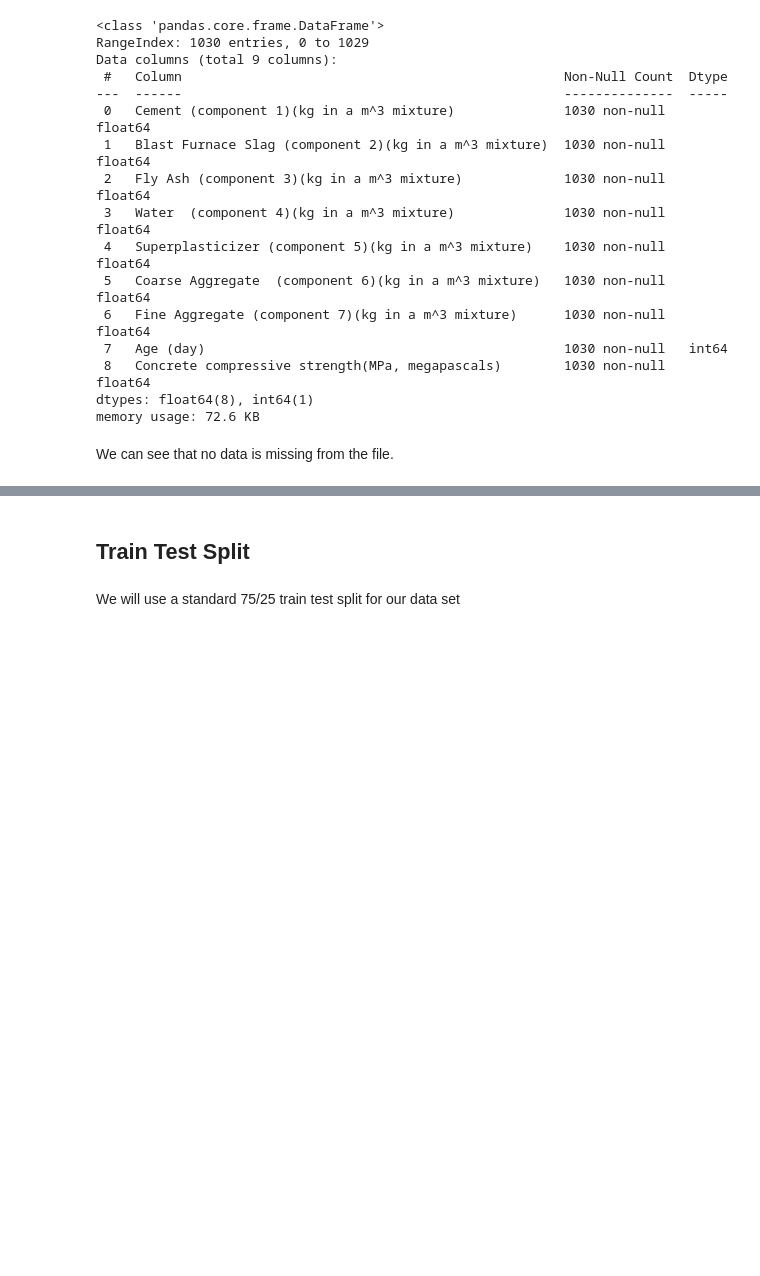
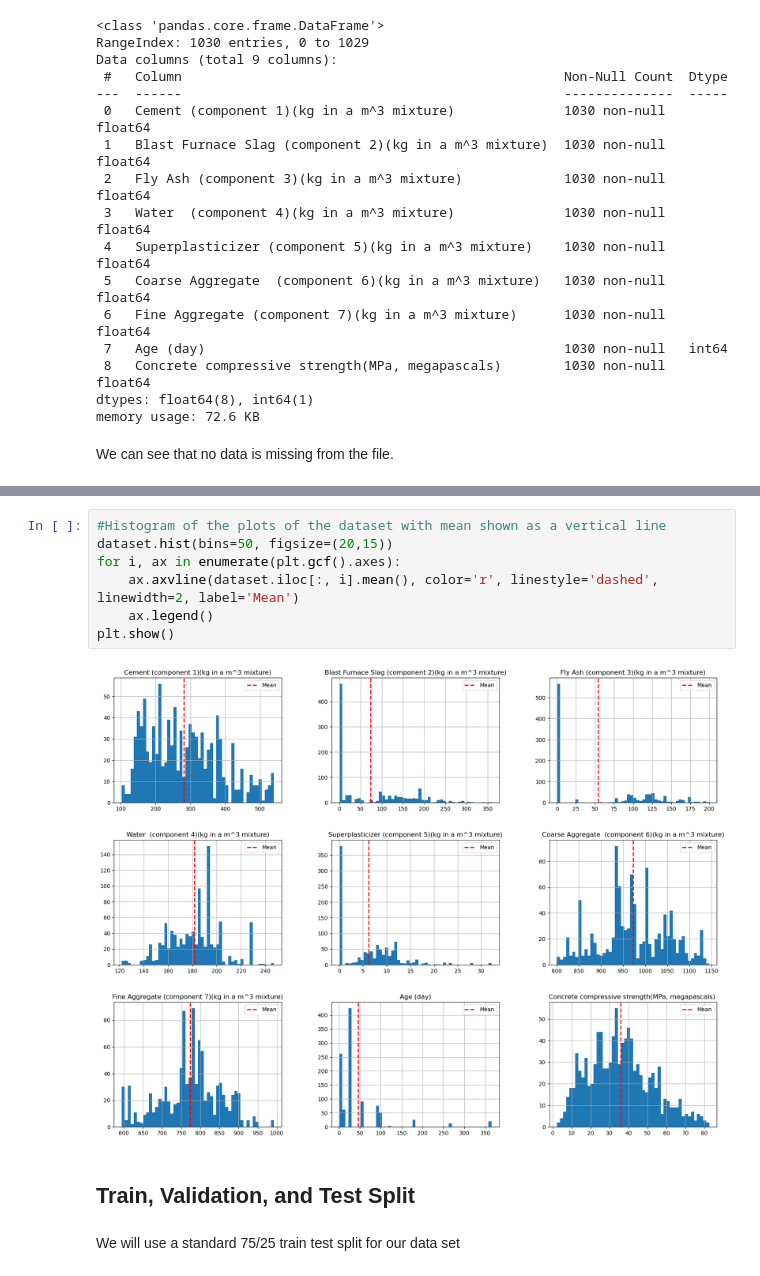
Before and after one commit to Callum7080/MANU-465-Group-Project, a Jupyter notebook: main.ipynb, the cells around one changed output, grey strips where cells are left out. Drawn from its saved outputs; the diff is of its cells as text; blank space fills up the shorter version.

```diff
--- a/main.ipynb
+++ b/main.ipynb
@@ -66,5 +79,14 @@ display(dataset.sample(5,random_state=1))
+# %%
+#Histogram of the plots of the dataset with mean shown as a vertical line
+dataset.hist(bins=50, figsize=(20,15))
+for i, ax in enumerate(plt.gcf().axes):
+    ax.axvline(dataset.iloc[:, i].mean(), color='r', linestyle='dashed', linewidth=2, label='Mean')
+    ax.legend()
+plt.show()
+# %% [output]
+[figure, added]
 # %% [markdown]
-## Train Test Split
+## Train, Validation, and Test Split
 # %% [markdown]
 We will use a standard 75/25 train test split for our data set
 # %%
```
Also changed, not shown: parts of 7 cells of this notebook.
